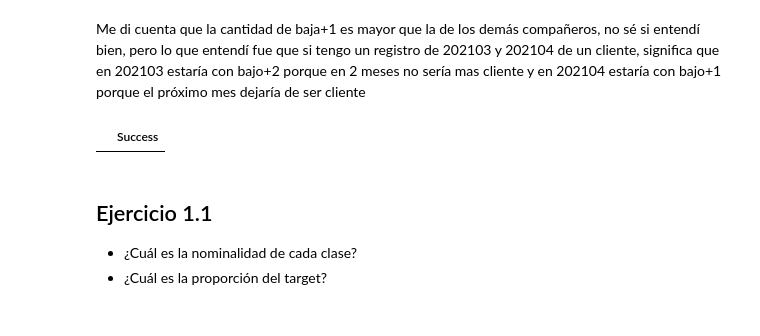
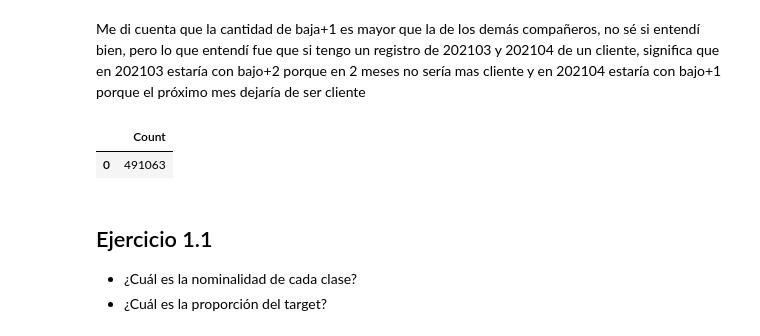
Before and after one commit to maiconfialho/dmeyf2023, a Jupyter notebook: TareasHogar/z101_target_sql.ipynb, the cells around one changed output. Cells and saved outputs as stored; diff of their text form; code cells hidden in the pictures.

```diff
--- a/TareasHogar/z101_target_sql.ipynb
+++ b/TareasHogar/z101_target_sql.ipynb
@@ -92,22 +145,24 @@ Me di cuenta que la cantidad de baja+1 es mayor que la de los demás compañeros
 # %%
 %%sql
 create or replace table competencia_01_solucion as
 
 with max_foto_mes as (
     select numero_de_cliente, max(foto_mes) as max_foto
     from competencia_01
     group by numero_de_cliente
 )
 select c.*,
     case
         when m.max_foto = 202105 then 'CONTINUA'
         when m.max_foto - c.foto_mes = 0 then 'BAJA+1'
         when m.max_foto - c.foto_mes = 1 then 'BAJA+2'
     end as clase_ternaria
 from competencia_01 c
     left join max_foto_mes m on m.numero_de_cliente = c.numero_de_cliente
+--where c.foto_mes = 202103
 # %% [output]
-|  | Success |
+|  | Count |
+| 0 | 491063 |
 # %% [markdown]
 ## Ejercicio 1.1
 
```
Also changed, not shown: parts of 9 cells of this notebook, 8 other files.
